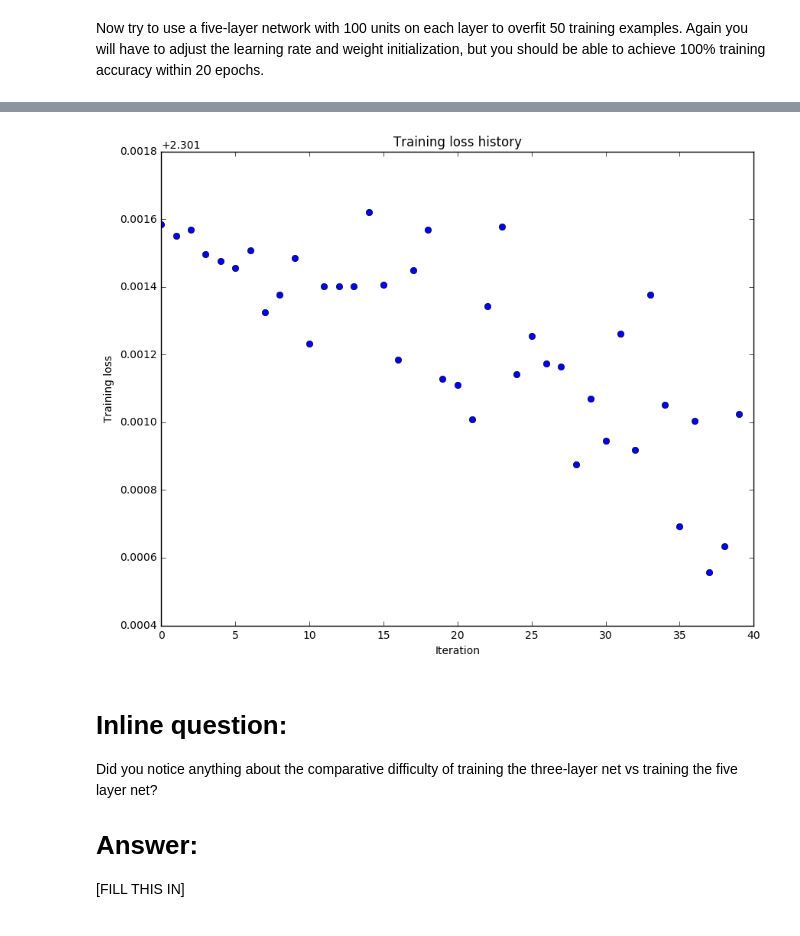
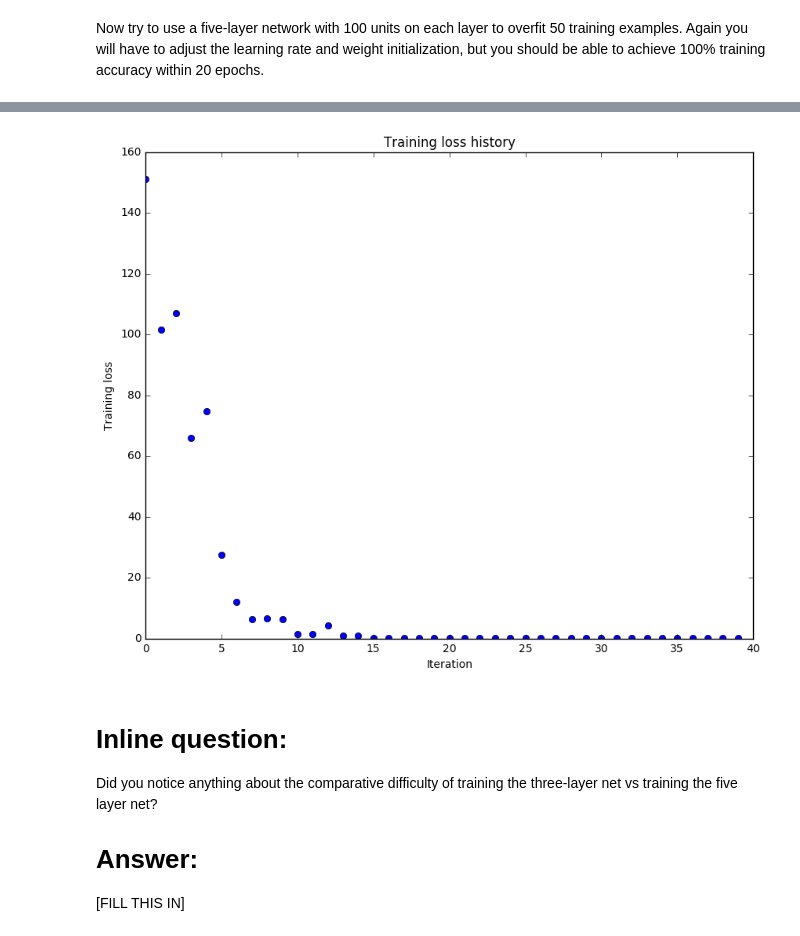
Before and after one commit to petetanru/cs231n.github.io, a Jupyter notebook: assignment2/FullyConnectedNets.ipynb, the cells around one changed output, grey strips where cells are left out. Saved outputs shown, nothing was run; the diff lists cells and outputs as text; code cells hidden in the pictures.

```diff
--- a/assignment2/FullyConnectedNets.ipynb
+++ b/assignment2/FullyConnectedNets.ipynb
@@ -432,7 +432,7 @@ small_data = {
 }
 
 weight_scale = 1e-2
-learning_rate = 1e-4
+learning_rate = 1e-2
 model = FullyConnectedNet([100, 100],
               weight_scale=weight_scale, dtype=np.float64)
 solver = Solver(model, small_data,
@@ -444,6 +444,7 @@ solver = Solver(model, small_data,
          )
 solver.train()
 
+
 plt.plot(solver.loss_history, 'o')
 plt.title('Training loss history')
 plt.xlabel('Iteration')
@@ -473,16 +540,7 @@ Now try to use a five-layer network with 100 units on each layer to overfit 50 t
 # %%
-# TODO: Use a five-layer Net to overfit 50 training examples.
 
-num_train = 50
-small_data = {
-  'X_train': data['X_train'][:num_train],
-  'y_train': data['y_train'][:num_train],
-  'X_val': data['X_val'],
-  'y_val': data['y_val'],
-}
-
-learning_rate = 1e-3
-weight_scale = 1e-5
+learning_rate = best_lr
+weight_scale = best_wc
 model = FullyConnectedNet([100, 100, 100, 100],
                 weight_scale=weight_scale, dtype=np.float64)
 solver = Solver(model, small_data,
@@ -520,4 +586,4 @@ plt.show()
-[figure, old version]
+[figure, new version]
 # %% [markdown]
 # Inline question:
 Did you notice anything about the comparative difficulty of training the three-layer net vs training the five layer net?
```
Also changed, not shown: parts of 19 cells of this notebook, 4 other files.
